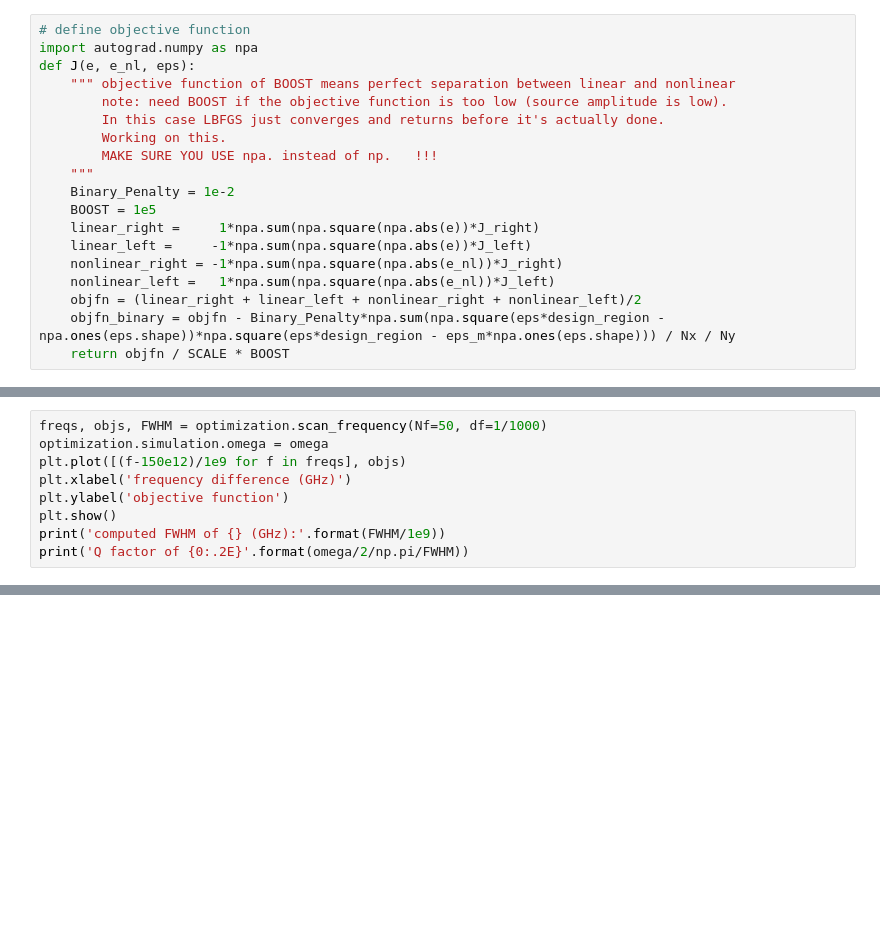
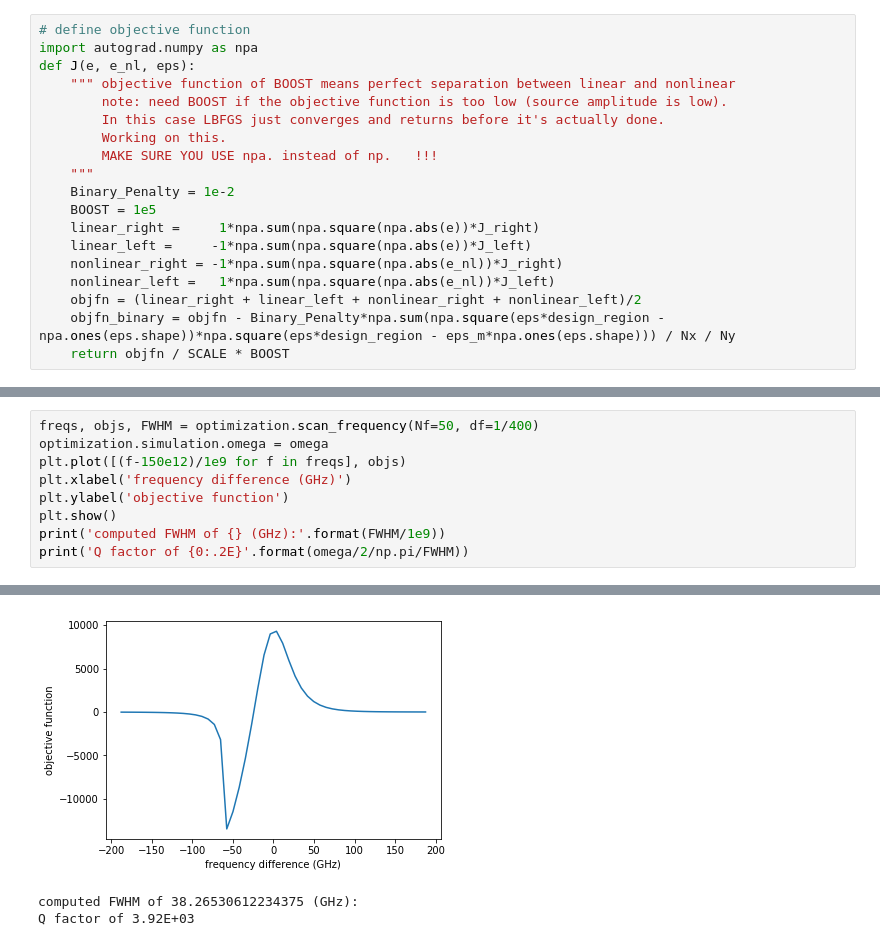
Before and after one commit to fancompute/angler, a Jupyter notebook: Notebooks/Scipy_demo_orthoport.ipynb, the cells around one changed output, grey strips where cells are left out. Drawn from its saved outputs; the diff is of its cells as text; blank space fills up the shorter version.

```diff
--- a/Notebooks/Scipy_demo_orthoport.ipynb
+++ b/Notebooks/Scipy_demo_orthoport.ipynb
@@ -247,5 +264,5 @@ plt.colorbar()
 # %%
-freqs, objs, FWHM = optimization.scan_frequency(Nf=50, df=1/1000)
+freqs, objs, FWHM = optimization.scan_frequency(Nf=50, df=1/400)
 optimization.simulation.omega = omega
 plt.plot([(f-150e12)/1e9 for f in freqs], objs)
 plt.xlabel('frequency difference (GHz)')
@@ -253,3 +270,4 @@ plt.ylabel('objective function')
 plt.show()
 print('computed FWHM of {} (GHz):'.format(FWHM/1e9))
 print('Q factor of {0:.2E}'.format(omega/2/np.pi/FWHM))
+# %% [output]
@@ -255,0 +275,3 @@ print('Q factor of {0:.2E}'.format(omega/2/np.pi/FWHM))
+[figure, added]
+computed FWHM of 38.26530612234375 (GHz):
+Q factor of 3.92E+03
```
Also changed, not shown: parts of 12 cells of this notebook, 2 other files.
